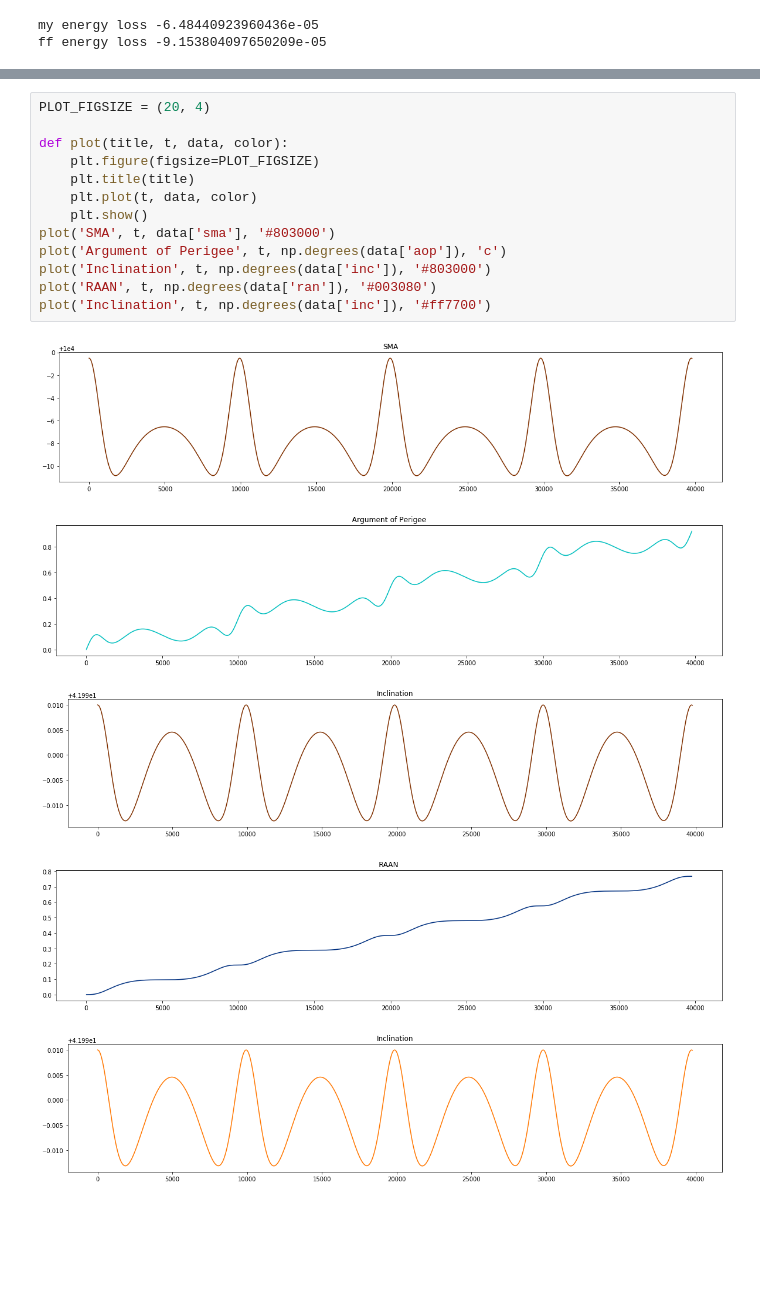
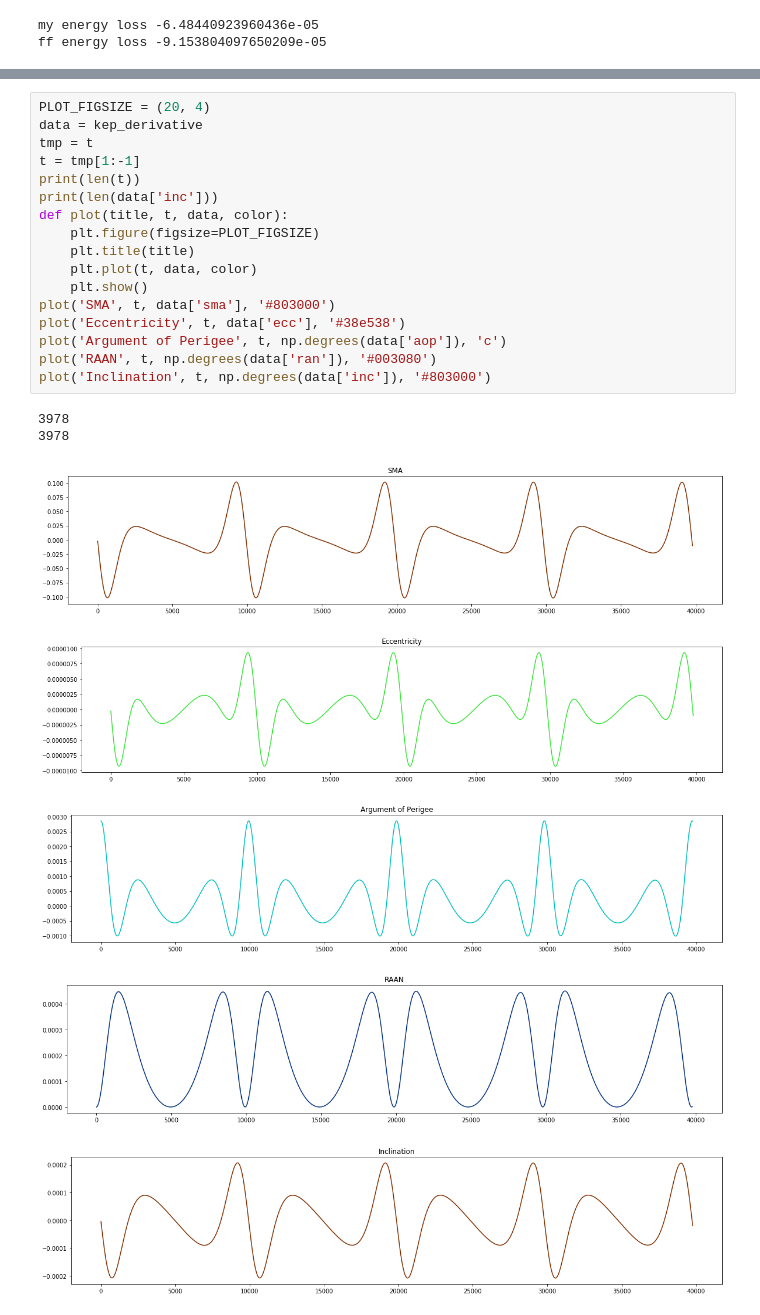
Before and after one commit to CoastToApogee/flight-dynamics, a Jupyter notebook: J2 investigation.ipynb, the cells around one changed output, grey strips where cells are left out. Saved outputs shown, nothing was run; the diff lists cells and outputs as text; blank space fills up the shorter version.

Commit message:
Show derivative of keplerian elements

```diff
--- a/J2 investigation.ipynb
+++ b/J2 investigation.ipynb
@@ -109,22 +93,28 @@ df.iloc[::500, :].head(20)
 # %%
 PLOT_FIGSIZE = (20, 4)
-
+data = kep_derivative
+tmp = t
+t = tmp[1:-1]
+print(len(t))
+print(len(data['inc']))
 def plot(title, t, data, color):
     plt.figure(figsize=PLOT_FIGSIZE)
     plt.title(title)
     plt.plot(t, data, color)
     plt.show()
 plot('SMA', t, data['sma'], '#803000')
+plot('Eccentricity', t, data['ecc'], '#38e538')
 plot('Argument of Perigee', t, np.degrees(data['aop']), 'c')
+plot('RAAN', t, np.degrees(data['ran']), '#003080')
 plot('Inclination', t, np.degrees(data['inc']), '#803000')
-plot('RAAN', t, np.degrees(data['ran']), '#003080')
-plot('Inclination', t, np.degrees(data['inc']), '#ff7700')
 # %% [output]
+3978
+3978
-[figure, old version]
+[figure, new version]
-[figure, old version]
+[figure, new version]
-[figure, old version]
+[figure, new version]
-[figure, old version]
+[figure, new version]
-[figure, old version]
+[figure, new version]
 # %%
 diffs = []
 epochs = []
```
Also changed, not shown: parts of 2 cells of this notebook.
